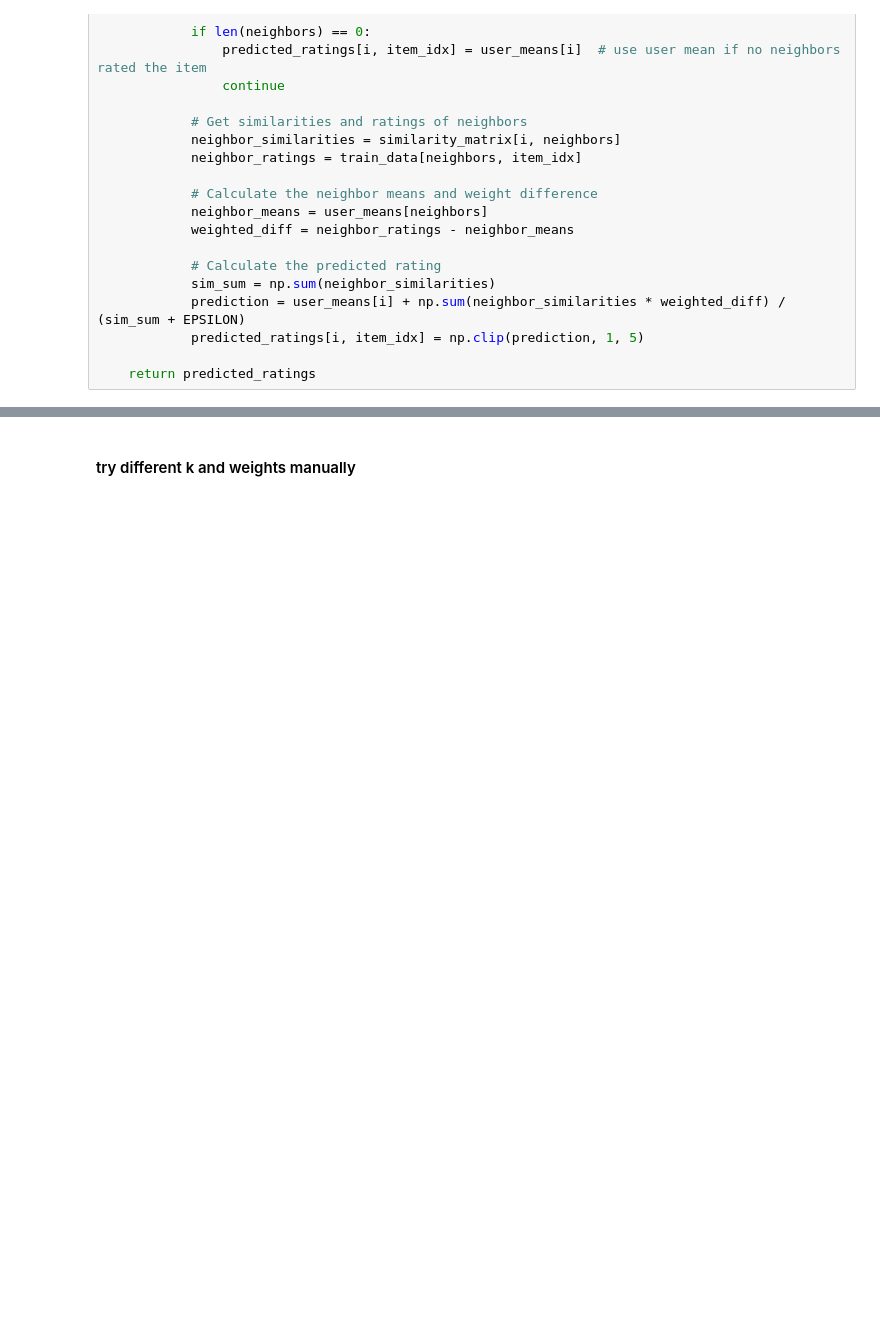
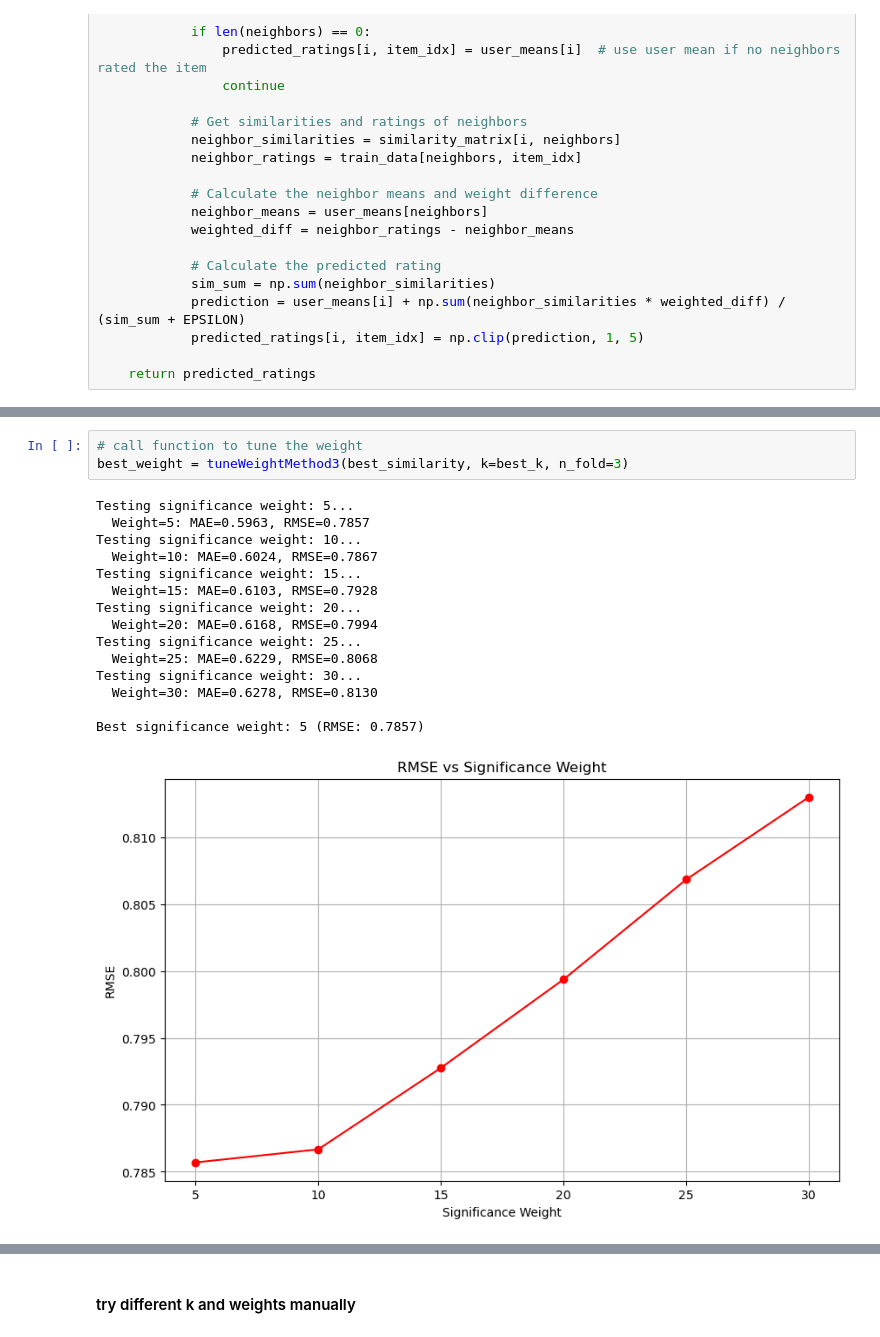
Before and after one commit to HieuTong/collaborative-filtering-movielens, a Jupyter notebook: Assignment3_framework_2025.ipynb, the cells around one changed output, grey strips where cells are left out. Saved outputs shown, nothing was run; the diff lists cells and outputs as text; blank space fills up the shorter version.

```diff
--- a/Assignment3_framework_2025.ipynb
+++ b/Assignment3_framework_2025.ipynb
@@ -439,0 +570,19 @@ Euclidean similarity performs better
+# %%
+# call function to tune the weight
+best_weight = tuneWeightMethod3(best_similarity, k=best_k, n_fold=3)
+# %% [output]
+Testing significance weight: 5...
+  Weight=5: MAE=0.5963, RMSE=0.7857
+Testing significance weight: 10...
+  Weight=10: MAE=0.6024, RMSE=0.7867
+Testing significance weight: 15...
+  Weight=15: MAE=0.6103, RMSE=0.7928
+Testing significance weight: 20...
+  Weight=20: MAE=0.6168, RMSE=0.7994
+Testing significance weight: 25...
+  Weight=25: MAE=0.6229, RMSE=0.8068
+Testing significance weight: 30...
+  Weight=30: MAE=0.6278, RMSE=0.8130
+
+Best significance weight: 5 (RMSE: 0.7857)
+[figure, added]
```
Also changed, not shown: parts of 22 cells of this notebook.
